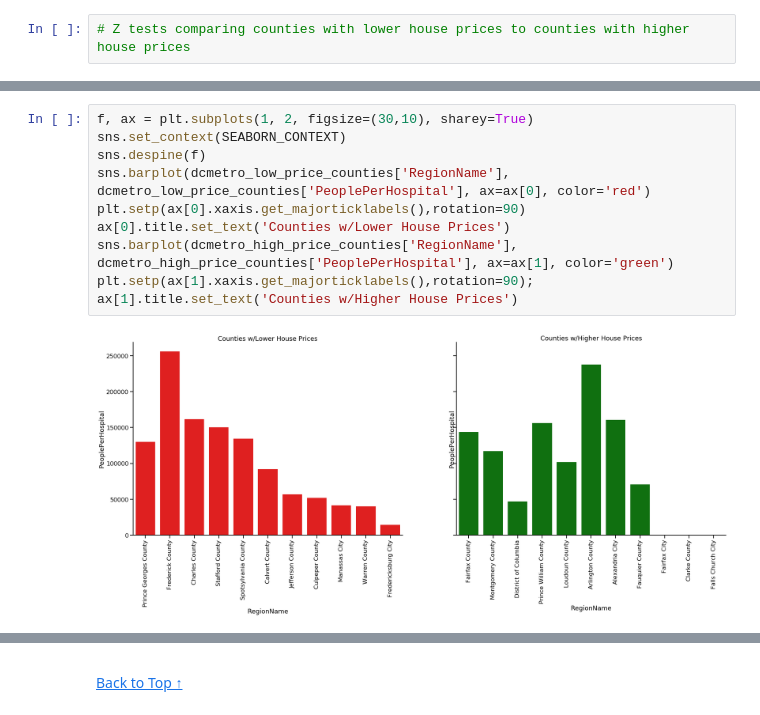
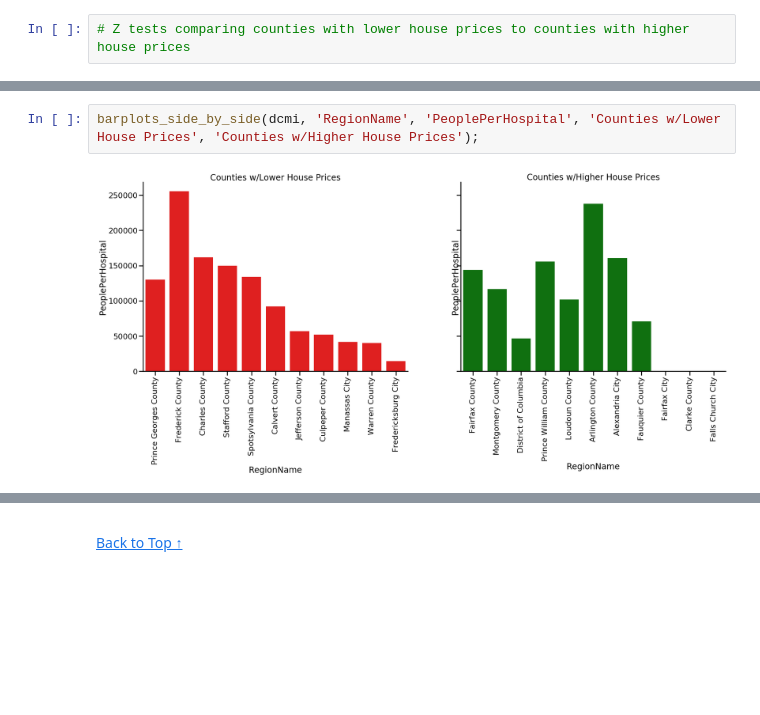
Before and after one commit to muoyo/dc-metro-housing, a Jupyter notebook: notebooks/dchousing.ipynb, the cells around one changed output, grey strips where cells are left out. Saved outputs shown, nothing was run; the diff lists cells and outputs as text; blank space fills up the shorter version.

Commit message:
Visualization functions

```diff
--- a/notebooks/dchousing.ipynb
+++ b/notebooks/dchousing.ipynb
@@ -139,15 +126,7 @@ ztest (dcmetro_low_price_counties['PeoplePerHospital'], dcmetro_high_price_count
 # %% [output]
 (0.2676751711328554, 0.7889493631674214)
-# %%
-f, ax = plt.subplots(1, 2, figsize=(30,10), sharey=True)
-sns.set_context(SEABORN_CONTEXT)
-sns.despine(f)
-sns.barplot(dcmetro_low_price_counties['RegionName'], dcmetro_low_price_counties['PeoplePerHospital'], ax=ax[0], color='red')
-plt.setp(ax[0].xaxis.get_majorticklabels(),rotation=90)
-ax[0].title.set_text('Counties w/Lower House Prices')
-sns.barplot(dcmetro_high_price_counties['RegionName'], dcmetro_high_price_counties['PeoplePerHospital'], ax=ax[1], color='green')
-plt.setp(ax[1].xaxis.get_majorticklabels(),rotation=90);
-ax[1].title.set_text('Counties w/Higher House Prices')
-# %% [output]
-[figure, removed]
+# %%
+barplots_side_by_side(dcmi, 'RegionName', 'PeoplePerHospital', 'Counties w/Lower House Prices', 'Counties w/Higher House Prices');
+# %% [output]
+[figure, added]
 # %%
```
Also changed, not shown: parts of 21 cells of this notebook, 1 other file.
